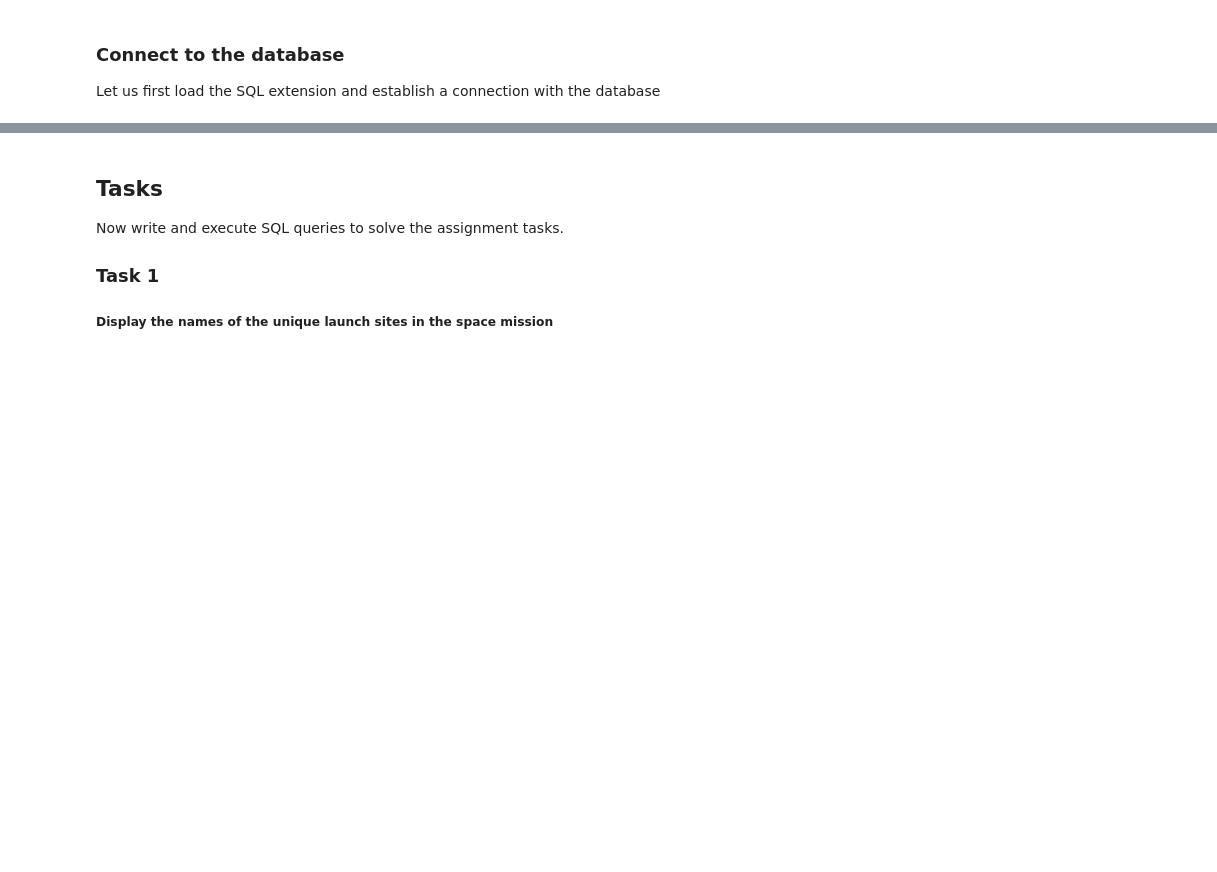
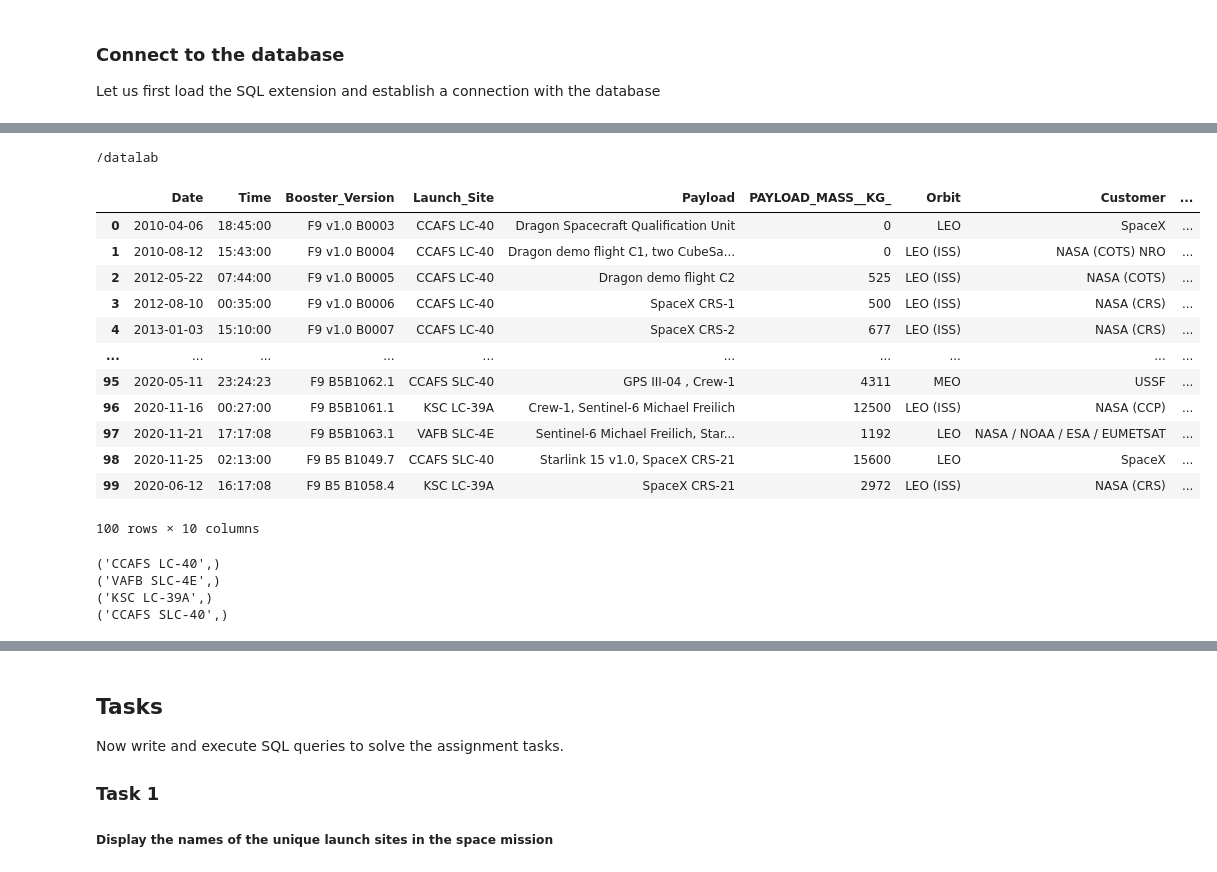
Before and after one commit to vvchauit/10_Applied_Data_Science_Capstone, a Jupyter notebook: jupyter-labs-eda-sql-coursera.ipynb, the cells around one changed output, grey strips where cells are left out. Cells and saved outputs as stored; diff of their text form; code cells hidden in the pictures; blank space fills up the shorter version.

```diff
--- a/jupyter-labs-eda-sql-coursera.ipynb
+++ b/jupyter-labs-eda-sql-coursera.ipynb
@@ -99,4 +101,45 @@ in the following format
 *   Add security=SSL at the end
 
 **%sql ibm_db_sa://my-username:my-password\@my-hostname:my-port/my-db-name?security=SSL**
+# %%
+import os
+path='/datalab/'
+os.chdir(path)
+!pwd
+# %% [output]
+/datalab
+# %%
+import os
+import sqlite3
+con = sqlite3.connect(path+'SpaceX.db')
+cursorObj = con.cursor()
+# %%
+cursorObj.execute("SELECT * FROM Spacex ;")
+rows = cursorObj.fetchall()
+df=pd.DataFrame(rows,columns=['Date','Time','Booster_Version','Launch_Site','Payload','PAYLOAD_MASS__KG_','Orbit','Customer','Mission_Outcome','Landing _Outcome'])
+df
+# %% [output]
+|  | Date | Time | Booster_Version | Launch_Site | Payload | PAYLOAD_MASS__KG_ | Orbit | Customer | ... |
+| 0 | 2010-04-06 | 18:45:00 | F9 v1.0 B0003 | CCAFS LC-40 | Dragon Spacecraft Qualification Unit | 0 | LEO | SpaceX | ... |
+| 1 | 2010-08-12 | 15:43:00 | F9 v1.0 B0004 | CCAFS LC-40 | Dragon demo flight C1, two CubeSa... | 0 | LEO (ISS) | NASA (COTS) NRO | ... |
+| 2 | 2012-05-22 | 07:44:00 | F9 v1.0 B0005 | CCAFS LC-40 | Dragon demo flight C2 | 525 | LEO (ISS) | NASA (COTS) | ... |
+| 3 | 2012-08-10 | 00:35:00 | F9 v1.0 B0006 | CCAFS LC-40 | SpaceX CRS-1 | 500 | LEO (ISS) | NASA (CRS) | ... |
+| 4 | 2013-01-03 | 15:10:00 | F9 v1.0 B0007 | CCAFS LC-40 | SpaceX CRS-2 | 677 | LEO (ISS) | NASA (CRS) | ... |
+| ... | ... | ... | ... | ... | ... | ... | ... | ... | ... |
+| 95 | 2020-05-11 | 23:24:23 | F9 B5B1062.1 | CCAFS SLC-40 | GPS III-04 , Crew-1 | 4311 | MEO | USSF | ... |
+| 96 | 2020-11-16 | 00:27:00 | F9 B5B1061.1 | KSC LC-39A | Crew-1, Sentinel-6 Michael Freilich | 12500 | LEO (ISS) | NASA (CCP) | ... |
+| 97 | 2020-11-21 | 17:17:08 | F9 B5B1063.1 | VAFB SLC-4E | Sentinel-6 Michael Freilich, Star... | 1192 | LEO | NASA / NOAA / ESA / EUMETSAT | ... |
+| 98 | 2020-11-25 | 02:13:00 | F9 B5 B1049.7 | CCAFS SLC-40 | Starlink 15 v1.0, SpaceX CRS-21 | 15600 | LEO | SpaceX | ... |
+| 99 | 2020-06-12 | 16:17:08 | F9 B5 B1058.4 | KSC LC-39A | SpaceX CRS-21 | 2972 | LEO (ISS) | NASA (CRS) | ... |
+100 rows × 10 columns
+# %%
+cursorObj.execute("SELECT Distinct Launch_site FROM Spacex;")
+rows = cursorObj.fetchall()
+for row in rows: ## Let's show all the rows
+  print(row)
+# %% [output]
+('CCAFS LC-40',)
+('VAFB SLC-4E',)
+('KSC LC-39A',)
+('CCAFS SLC-40',)
 # %%
```
Also changed, not shown: parts of 15 cells of this notebook.
